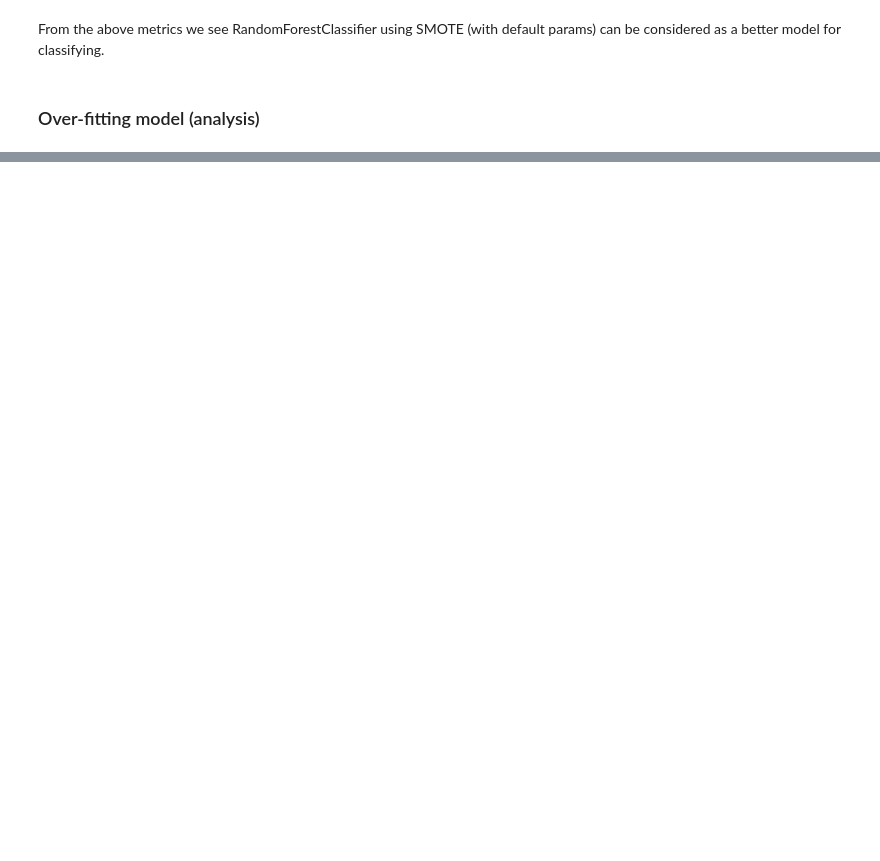
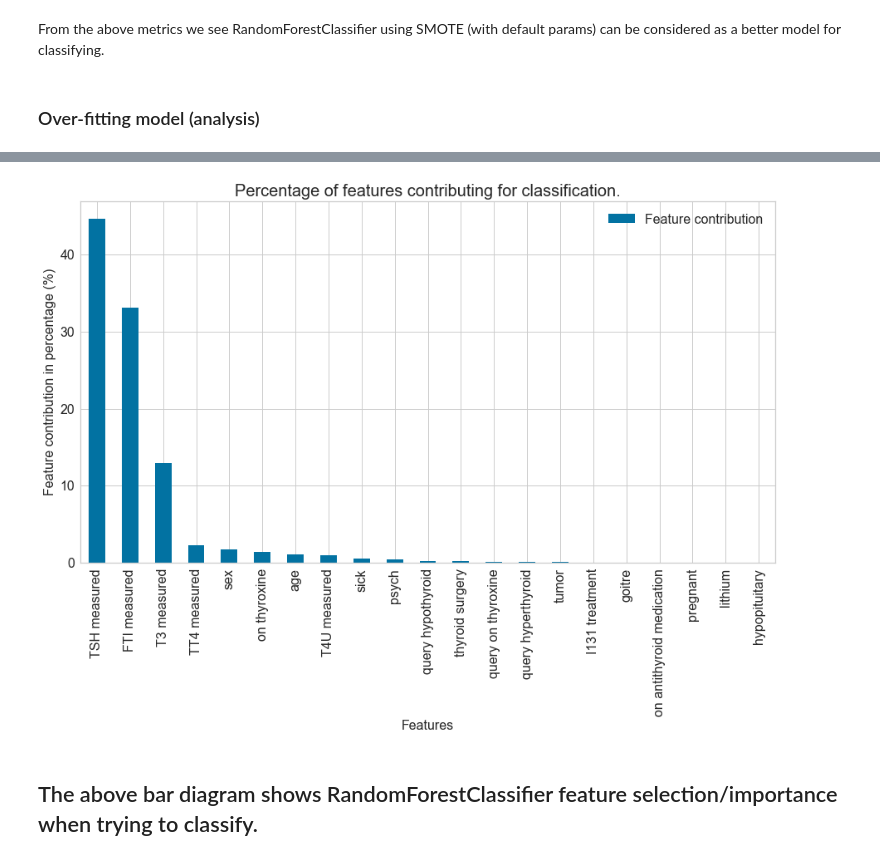
Before and after one commit to rahul7a/thyroid-classification, a Jupyter notebook: MachineLearning/ModelingAndMachineLearning.ipynb, the cells around one changed output, grey strips where cells are left out. Cells and saved outputs as stored; diff of their text form; code cells hidden in the pictures; blank space fills up the shorter version.

```diff
--- a/MachineLearning/ModelingAndMachineLearning.ipynb
+++ b/MachineLearning/ModelingAndMachineLearning.ipynb
@@ -574,0 +652,7 @@ Additionally, we see that this model has a bad recall for Class 2 during both tr
+# %%
+feature_imp_dict = {}
+for f in range(X_train.shape[1]):
+    feature_imp_dict[X_train.columns.get_values()[indices[f]]]= importances[indices[f]]*100
+# %%
+feature_imp_df = pd.DataFrame(list(feature_imp_dict.items()), columns=['Feature','Feature contribution'])
+print(feature_imp_df)
@@ -574,0 +677,11 @@ Additionally, we see that this model has a bad recall for Class 2 during both tr
+# %%
+feature_imp_df.plot(kind='bar',x='Feature', figsize=(15, 8), fontsize=16)
+plt.ylabel('Feature contribution in percentage (%)', fontsize=16)
+plt.xlabel('Features',fontsize=16)
+plt.legend(fontsize=16)
+plt.title('Percentage of features contributing for classification.',fontsize=20)
+plt.show()
+# %% [output]
+[figure, added]
+# %% [markdown]
+## The above bar diagram shows RandomForestClassifier feature selection/importance when trying to classify.
```
Also changed, not shown: parts of 28 cells of this notebook.
